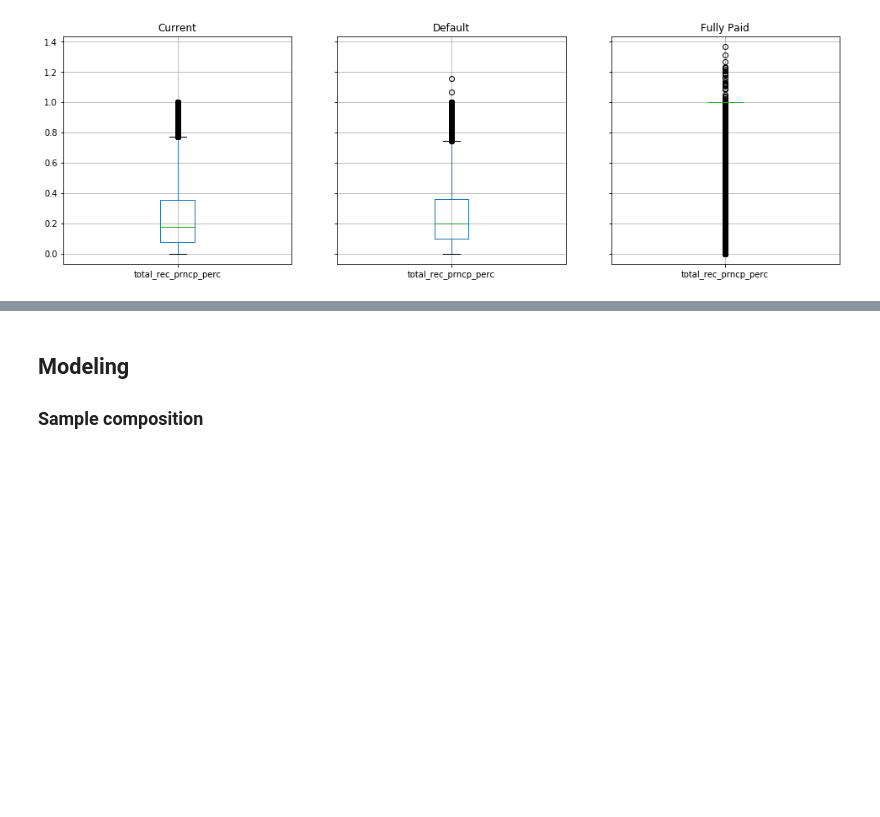
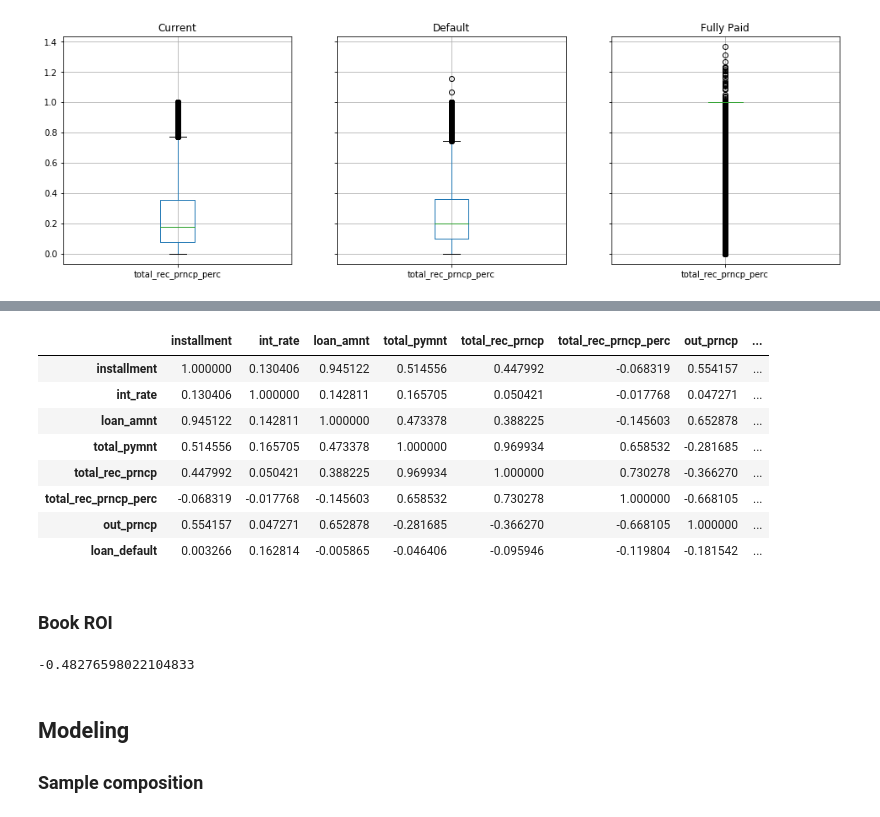
Before and after one commit to jakubglinka/ml-loan, a Jupyter notebook: notebooks/loan_defaults_prediction.ipynb, the cells around one changed output, grey strips where cells are left out. Saved outputs shown, nothing was run; the diff lists cells and outputs as text; code cells hidden in the pictures; blank space fills up the shorter version.

```diff
--- a/notebooks/loan_defaults_prediction.ipynb
+++ b/notebooks/loan_defaults_prediction.ipynb
@@ -341,3 +359,25 @@ p = tmp.groupby('loan_status').boxplot(figsize=(16, 5), layout=(1, 3))
+# %%
+pdf.corr()
+# %% [output]
+|  | installment | int_rate | loan_amnt | total_pymnt | total_rec_prncp | total_rec_prncp_perc | out_prncp | ... |
+| installment | 1.000000 | 0.130406 | 0.945122 | 0.514556 | 0.447992 | -0.068319 | 0.554157 | ... |
+| int_rate | 0.130406 | 1.000000 | 0.142811 | 0.165705 | 0.050421 | -0.017768 | 0.047271 | ... |
+| loan_amnt | 0.945122 | 0.142811 | 1.000000 | 0.473378 | 0.388225 | -0.145603 | 0.652878 | ... |
+| total_pymnt | 0.514556 | 0.165705 | 0.473378 | 1.000000 | 0.969934 | 0.658532 | -0.281685 | ... |
+| total_rec_prncp | 0.447992 | 0.050421 | 0.388225 | 0.969934 | 1.000000 | 0.730278 | -0.366270 | ... |
+| total_rec_prncp_perc | -0.068319 | -0.017768 | -0.145603 | 0.658532 | 0.730278 | 1.000000 | -0.668105 | ... |
+| out_prncp | 0.554157 | 0.047271 | 0.652878 | -0.281685 | -0.366270 | -0.668105 | 1.000000 | ... |
+| loan_default | 0.003266 | 0.162814 | -0.005865 | -0.046406 | -0.095946 | -0.119804 | -0.181542 | ... |
+# %% [markdown]
+### Book ROI
+# %%
+tmp = sdf_loan_clean.select('loan_default', 'total_pymnt', 'loan_amnt').groupBy('loan_default') \
+        .agg(sum(col('loan_amnt')).alias('loan_amnt'), sum(col('total_pymnt')).alias('total_pymnt')) \
+        .toPandas()
+
+tmp['total_pymnt'].sum() / tmp['loan_amnt'].sum() - 1.0
+# %% [output]
+-0.48276598022104833
 # %% [markdown]
 ## Modeling
 
```
Also changed, not shown: parts of 36 cells of this notebook.
